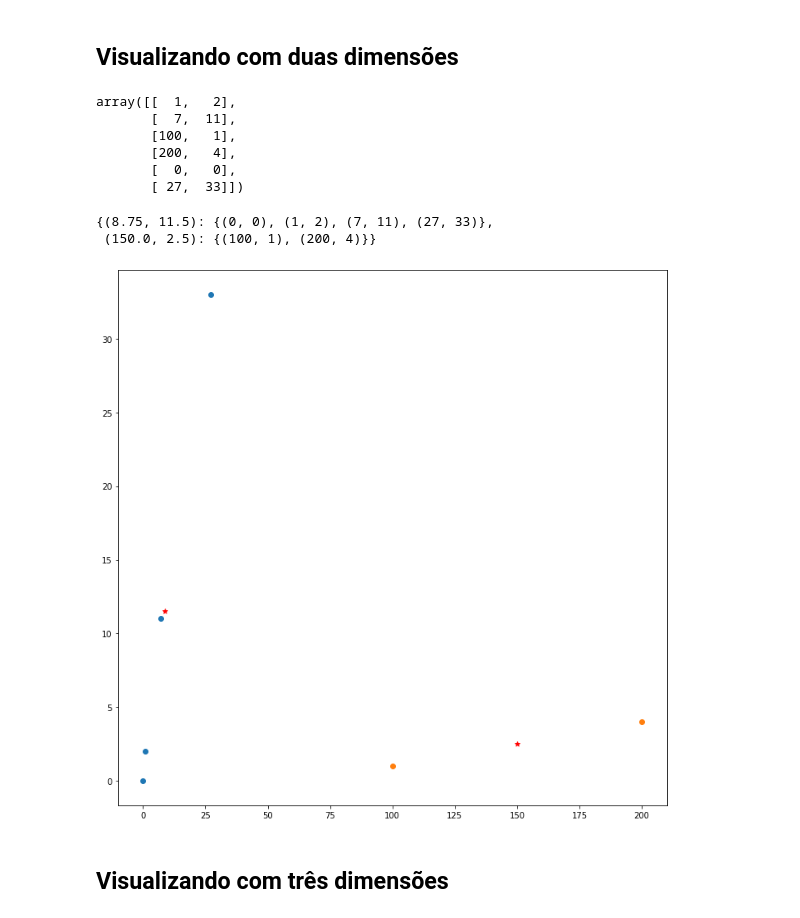
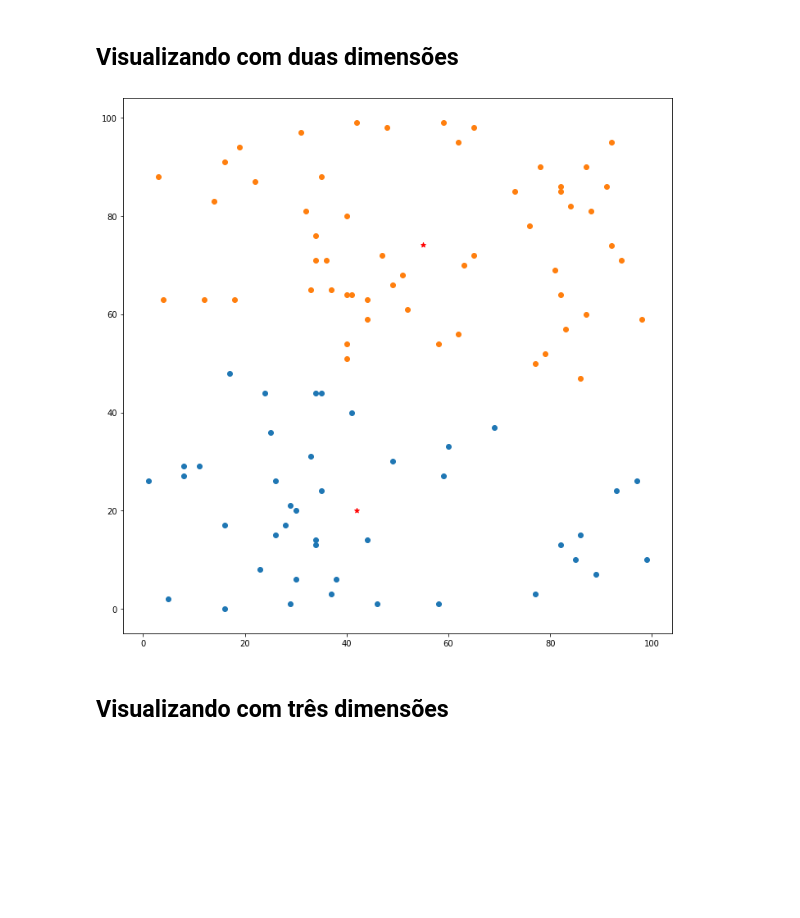
Before and after one commit to saulorcj/k-means_CN, a Jupyter notebook: k_means.ipynb, the cells around one changed output. Cells and saved outputs as stored; diff of their text form; code cells hidden in the pictures; blank space fills up the shorter version.

Commit message:
Atualização - Foram adicionados mais comentários - Nomes das variáveis foram alterados para melhor compreensão - plot de 1 dimensão removido, pois não é utilizado normalmente

```diff
--- a/k_means.ipynb
+++ b/k_means.ipynb
@@ -25,15 +25,14 @@ Passo 4: Reposicionar os centroides com base na media dos pontos associados a el
 
 Passo 5: Repetir iterativamente os passos 2, 3 e 4 até obtermos a melhor posição dos centroides. Isso acontecerá quando os centroides não mais variarem de posição no passo 4.
 # %%
-def calcula_dist(p1, p2):
+def calc_dist(p1, p2, dim):
     """
     :param p1: primeiro ponto
     :param p2: segundo ponto
+    :param dim: dimensão dos pontos
     :return: distância entre o primeiro e segundo ponto
     """
-    if type(p1) == np.int64:
-        return abs(p1 - p2)
-    elif p1.shape[0] == 2:
+    if dim == 2:
         return ((p1[0] - p2[0]) ** 2 + (p1[1] - p2[1]) ** 2) ** (1 / 2)
     else:
         return ((p1[0] - p2[0]) ** 2 + (p1[1] - p2[1]) ** 2 + (p1[2] - p2[2]) ** 2) ** (1 / 2)
@@ -150,24 +135,15 @@ plotar(array_1d, result)
+# %%
+QT_PONTOS = 100
+LIMITE_PONTO = 100
 # %% [markdown]
 ## Visualizando com duas dimensões
-# %%
-array_2d = np.array([[1, 2], [7, 11], [100, 1], [200, 4], [0, 0], [27, 33]])
-array_2d
-# %% [output]
-array([[  1,   2],
-       [  7,  11],
-       [100,   1],
-       [200,   4],
-       [  0,   0],
-       [ 27,  33]])
+# %%
+array_2d = np.array([(np.random.randint(LIMITE_PONTO), np.random.randint(LIMITE_PONTO)) for _ in range(QT_PONTOS)])
 # %%
-result = k_means(2, array_2d)
-result
+result = k_means(2, array_2d, 2)
-# %% [output]
-{(8.75, 11.5): {(0, 0), (1, 2), (7, 11), (27, 33)},
- (150.0, 2.5): {(100, 1), (200, 4)}}
 # %%
-plotar(array_2d, result)
+plotar(array_2d, result, 2)
 # %% [output]
-[figure, old version]
+[figure, new version]
 # %% [markdown]
 ## Visualizando com três dimensões
```
Also changed, not shown: parts of 10 cells of this notebook.
